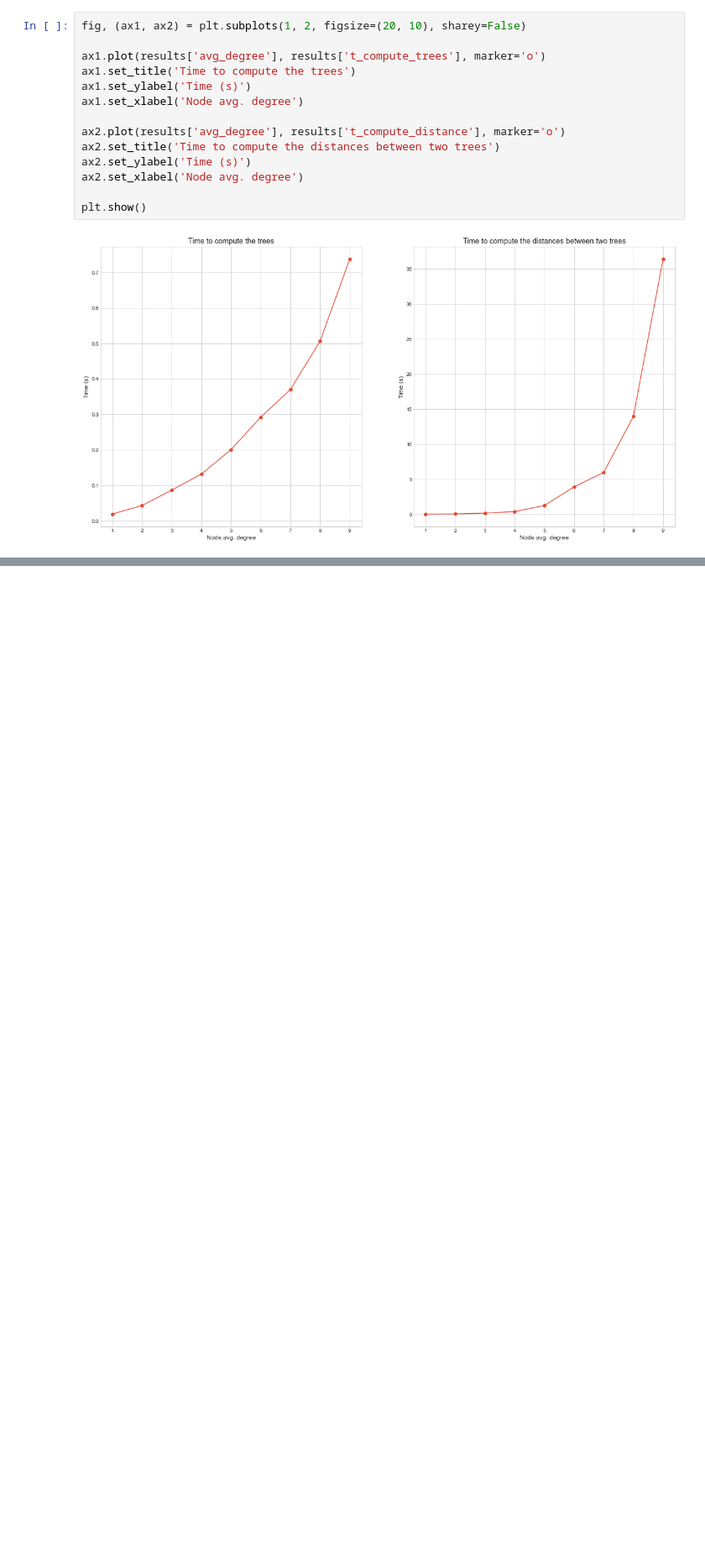
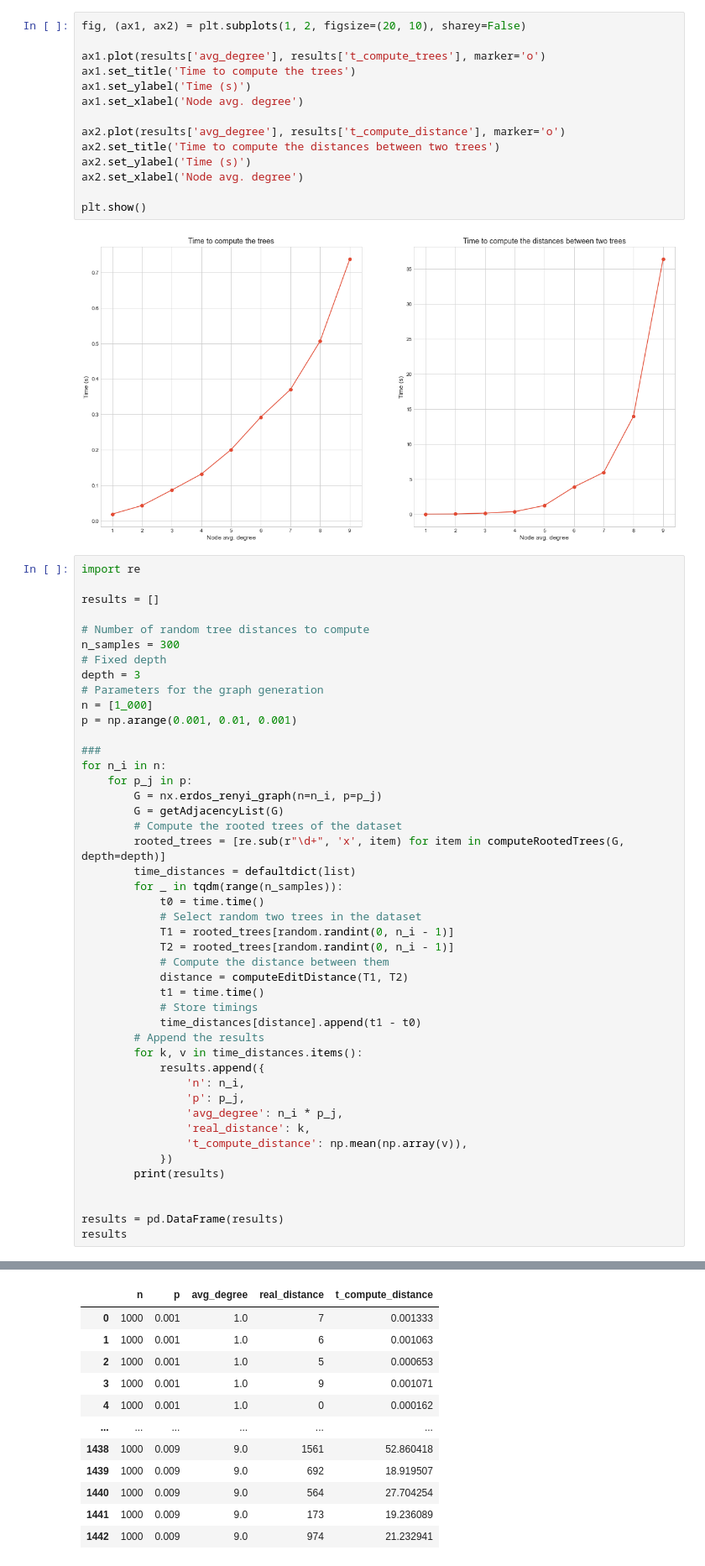
Before and after one commit to berges99/GNN-Extrapolation, a Jupyter notebook: notebooks/tree_edit_benchmark.ipynb, the cells around one changed output, grey strips where cells are left out. Shown at 84% size. Drawn from its saved outputs; the diff is of its cells as text; blank space fills up the shorter version.

```diff
--- a/notebooks/tree_edit_benchmark.ipynb
+++ b/notebooks/tree_edit_benchmark.ipynb
@@ -138,3 +139,49 @@ ax2.set_xlabel('Node avg. degree')
 plt.show()
 # %% [output]
 [figure]
+# %%
+import re
+
+results = []
+
+# Number of random tree distances to compute
+n_samples = 300
+# Fixed depth
+depth = 3
+# Parameters for the graph generation
+n = [1_000]
+p = np.arange(0.001, 0.01, 0.001)
+
+###
+for n_i in n:
+    for p_j in p:
+        G = nx.erdos_renyi_graph(n=n_i, p=p_j)
+        G = getAdjacencyList(G)
+        # Compute the rooted trees of the dataset
+        rooted_trees = [re.sub(r"\d+", 'x', item) for item in computeRootedTrees(G, depth=depth)]
+        time_distances = defaultdict(list)
+        for _ in tqdm(range(n_samples)):
+            t0 = time.time()
+            # Select random two trees in the dataset
+            T1 = rooted_trees[random.randint(0, n_i - 1)]
+            T2 = rooted_trees[random.randint(0, n_i - 1)]
+            # Compute the distance between them
+            distance = computeEditDistance(T1, T2)
+            t1 = time.time()
+            # Store timings
+            time_distances[distance].append(t1 - t0)
+        # Append the results
+        for k, v in time_distances.items():
+            results.append({
+                'n': n_i,
+                'p': p_j,
+                'avg_degree': n_i * p_j,
+                'real_distance': k,
+                't_compute_distance': np.mean(np.array(v)),
+            })
+        print(results)
+
+
+results = pd.DataFrame(results)
+results
+# %% [output]
@@ -140,0 +197,12 @@ plt.show()
+|  | n | p | avg_degree | real_distance | t_compute_distance |
+| 0 | 1000 | 0.001 | 1.0 | 7 | 0.001333 |
+| 1 | 1000 | 0.001 | 1.0 | 6 | 0.001063 |
+| 2 | 1000 | 0.001 | 1.0 | 5 | 0.000653 |
+| 3 | 1000 | 0.001 | 1.0 | 9 | 0.001071 |
+| 4 | 1000 | 0.001 | 1.0 | 0 | 0.000162 |
+| ... | ... | ... | ... | ... | ... |
+| 1438 | 1000 | 0.009 | 9.0 | 1561 | 52.860418 |
+| 1439 | 1000 | 0.009 | 9.0 | 692 | 18.919507 |
+| 1440 | 1000 | 0.009 | 9.0 | 564 | 27.704254 |
+| 1441 | 1000 | 0.009 | 9.0 | 173 | 19.236089 |
+| 1442 | 1000 | 0.009 | 9.0 | 974 | 21.232941 |
```
Also changed, not shown: parts of 19 cells of this notebook, 6 other files.
